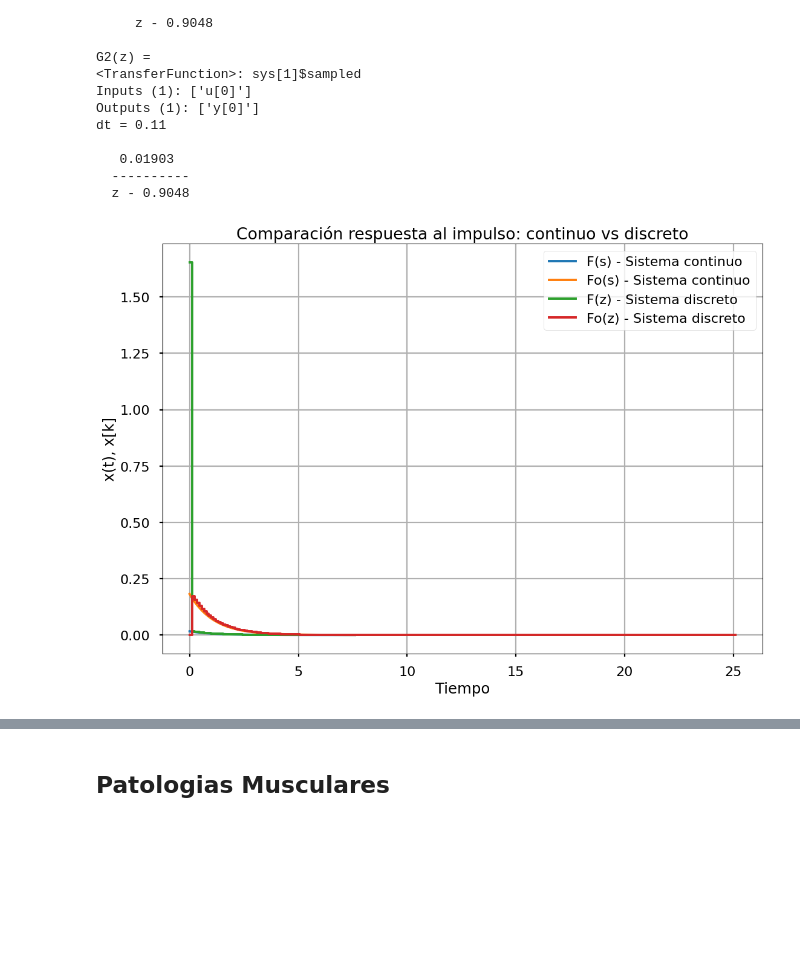
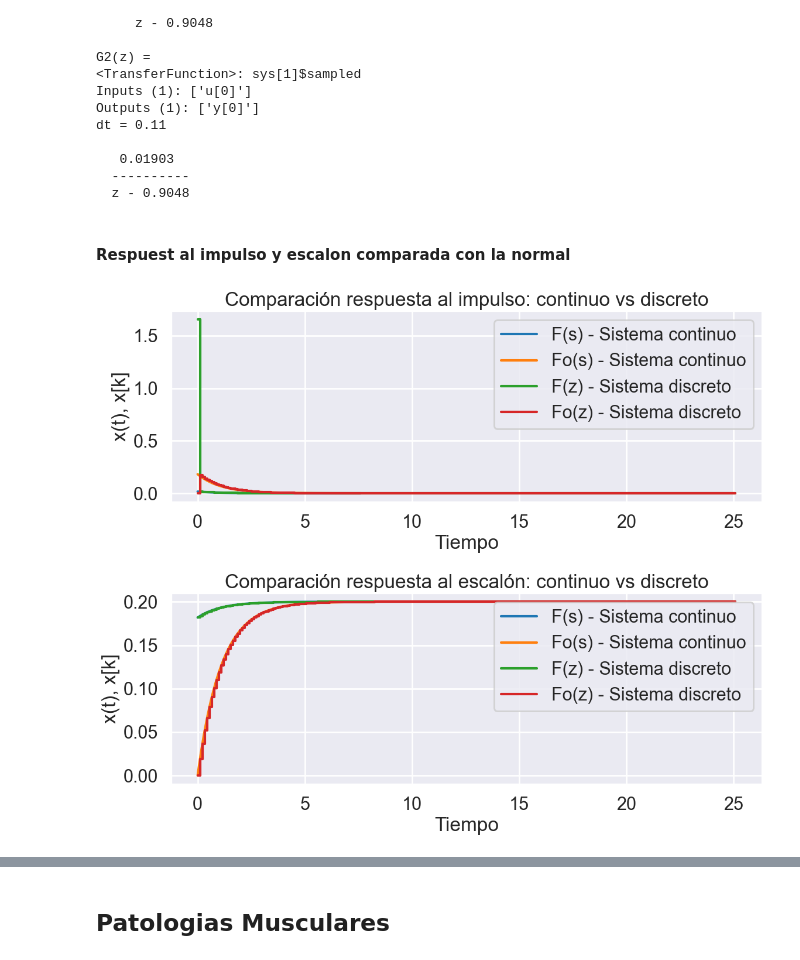
Before and after one commit to juandiego2205/Repository_lab_control, a Jupyter notebook: Code_Practica_1_sistemas_descritos.ipynb, the cells around one changed output, grey strips where cells are left out. Saved outputs shown, nothing was run; the diff lists cells and outputs as text; code cells hidden in the pictures; blank space fills up the shorter version.

```diff
--- a/Code_Practica_1_sistemas_descritos.ipynb
+++ b/Code_Practica_1_sistemas_descritos.ipynb
@@ -131,31 +133,46 @@ dt = 0.11
    0.01903
   ----------
   z - 0.9048
+# %% [markdown]
+#### Respuest al impulso y escalon comparada con la normal
 # %%
-# Respuesta impulso continua
-t_imp_s, y_imp_s = ctrl.impulse_response(G1)
+# ===== RESPUESTAS =====
+# Impulso
+t_imp_s,  y_imp_s  = ctrl.impulse_response(G1)
 t2_imp_s, y2_imp_s = ctrl.impulse_response(G2)
-
-# Respuesta impulso discreta
-t_imp_z, y_imp_z = ctrl.impulse_response(G1z)
+t_imp_z,  y_imp_z  = ctrl.impulse_response(G1z)
 t2_imp_z, y2_imp_z = ctrl.impulse_response(G2z)
 
-plt.figure(3)
+# Escalón
+t_step_s,  y_step_s  = ctrl.step_response(G1)
+t2_step_s, y2_step_s = ctrl.step_response(G2)
+t_step_z,  y_step_z  = ctrl.step_response(G1z)
+t2_step_z, y2_step_z = ctrl.step_response(G2z)
 
-# Sistema continuo
-plt.plot(t_imp_s, y_imp_s, label="F(s) - Sistema continuo")
-plt.plot(t2_imp_s, y2_imp_s, label="Fo(s) - Sistema continuo")
+# ===== SUBPLOTS =====
+fig, ax = plt.subplots(2, 1, figsize=(12, 10))
 
-# Sistema discreto
-plt.step(t_imp_z, y_imp_z, where="post", label="F(z) - Sistema discreto")
-plt.step(t2_imp_z, y2_imp_z, where="post", label="Fo(z) - Sistema discreto")
+# --- IMPULSO ---
+ax[0].plot(t_imp_s,  y_imp_s,  color='#1f77b4', label="F(s) - Sistema continuo")
+ax[0].plot(t2_imp_s, y2_imp_s, color='#ff7f0e', label="Fo(s) - Sistema continuo")
+ax[0].step(t_imp_z,  y_imp_z,  where="post", color='#2ca02c', label="F(z) - Sistema discreto")
+ax[0].step(t2_imp_z, y2_imp_z, where="post", color='#d62728', label="Fo(z) - Sistema discreto")
+ax[0].set_title("Comparación respuesta al impulso: continuo vs discreto")
+ax[0].set_xlabel("Tiempo")
+ax[0].set_ylabel("x(t), x[k]")
+ax[0].legend()
 
-plt.title("Comparación respuesta al impulso: continuo vs discreto")
-plt.xlabel("Tiempo")
-plt.ylabel("x(t), x[k]")
-plt.legend()
-plt.grid()
+# --- ESCALÓN ---
+ax[1].plot(t_step_s,  y_step_s,  color='#1f77b4', label="F(s) - Sistema continuo")
+ax[1].plot(t2_step_s, y2_step_s, color='#ff7f0e', label="Fo(s) - Sistema continuo")
+ax[1].step(t_step_z,  y_step_z,  where="post", color='#2ca02c', label="F(z) - Sistema discreto")
+ax[1].step(t2_step_z, y2_step_z, where="post", color='#d62728', label="Fo(z) - Sistema discreto")
+ax[1].set_title("Comparación respuesta al escalón: continuo vs discreto")
+ax[1].set_xlabel("Tiempo")
+ax[1].set_ylabel("x(t), x[k]")
+ax[1].legend()
 
+plt.tight_layout()
 plt.show()
 # %% [output]
-[figure, old version]
+[figure, new version]
```
Also changed, not shown: parts of 6 cells of this notebook.
